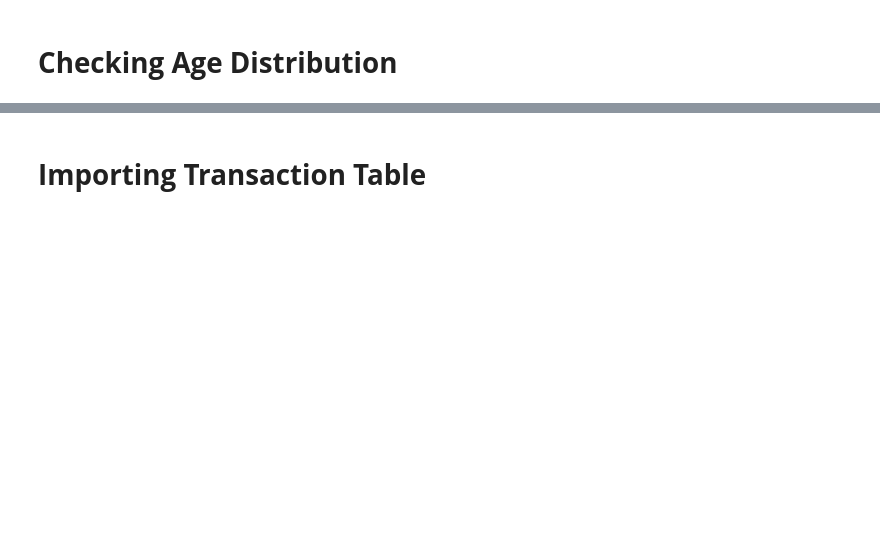
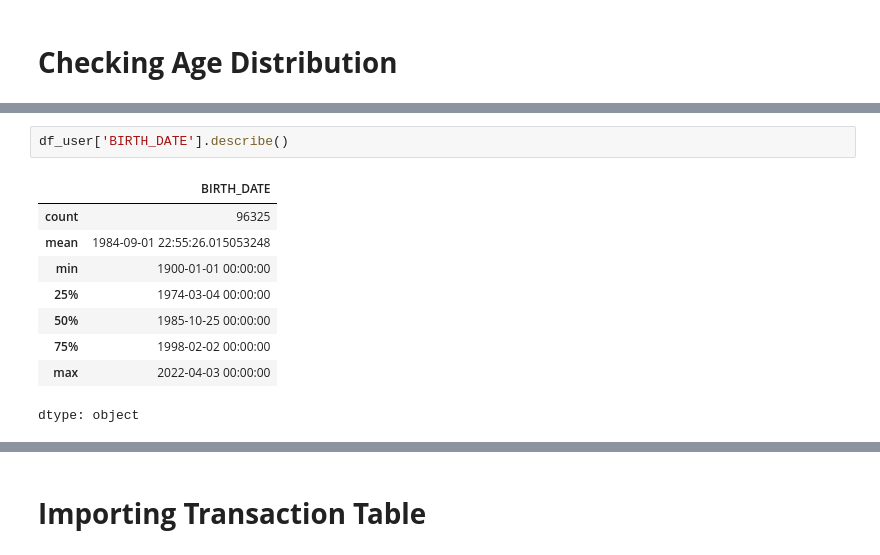
Before and after one commit to DeepshikhaUTD/Fetch_Rewards, a Jupyter notebook: Fetch_TakeHome_Test.ipynb, the cells around one changed output, grey strips where cells are left out. Cells and saved outputs as stored; diff of their text form; blank space fills up the shorter version.

```diff
--- a/Fetch_TakeHome_Test.ipynb
+++ b/Fetch_TakeHome_Test.ipynb
@@ -313,0 +340,12 @@ The age category with the maximum count of user IDs is '19-35' with 37920 users.
+# %%
+df_user['BIRTH_DATE'].describe()
+# %% [output]
+|  | BIRTH_DATE |
+| count | 96325 |
+| mean | 1984-09-01 22:55:26.015053248 |
+| min | 1900-01-01 00:00:00 |
+| 25% | 1974-03-04 00:00:00 |
+| 50% | 1985-10-25 00:00:00 |
+| 75% | 1998-02-02 00:00:00 |
+| max | 2022-04-03 00:00:00 |
+dtype: object
```
Also changed, not shown: parts of 30 cells of this notebook.
